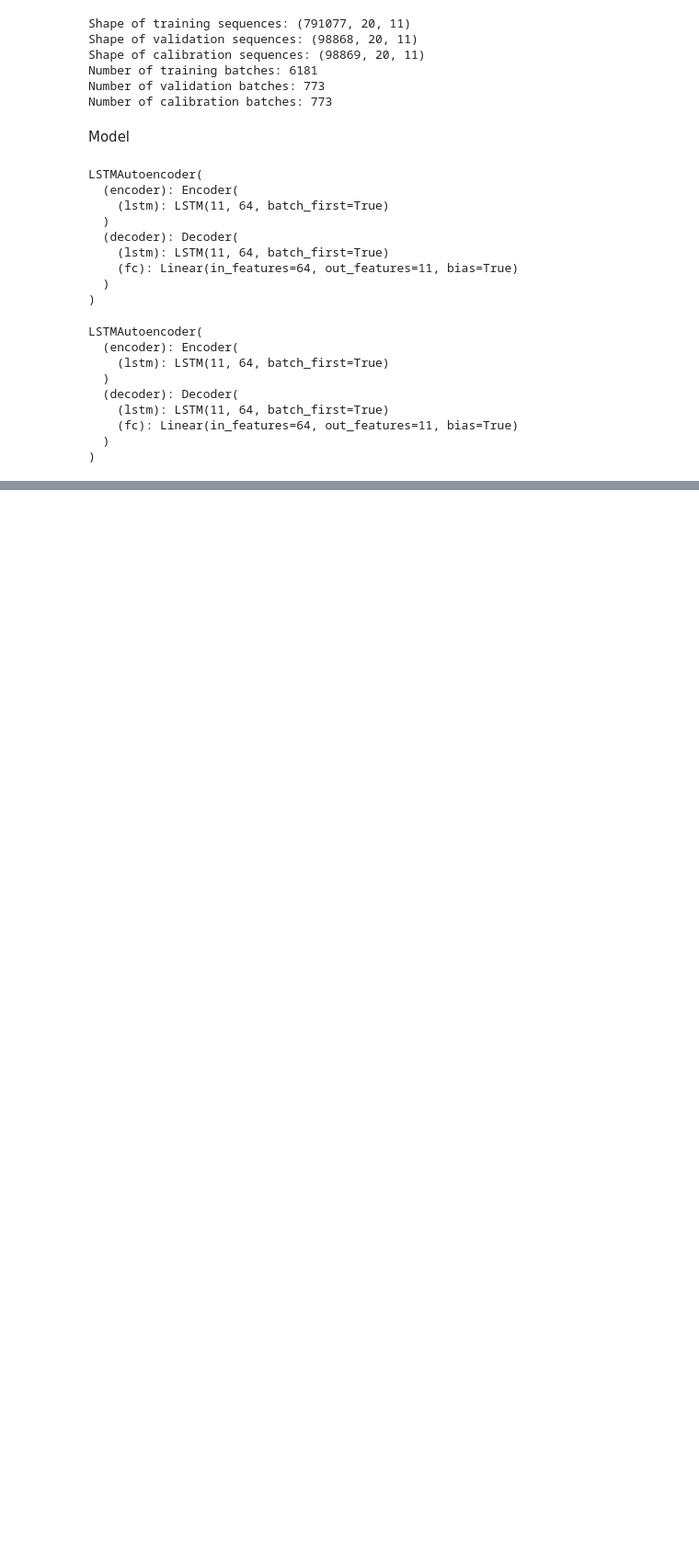
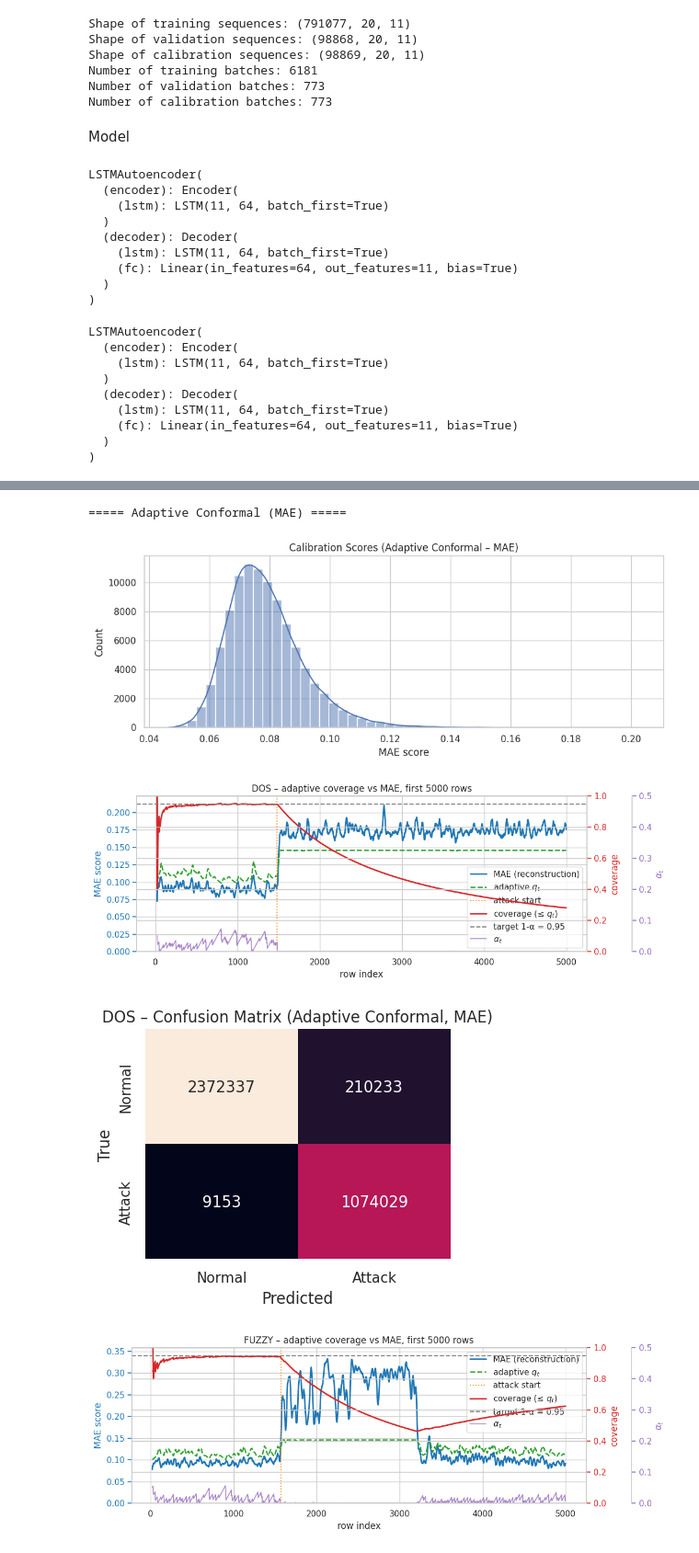
Before and after one commit to AnthonyNMassaad/CAN-conformal-anomaly-detection, a Jupyter notebook: can-bus-anomaly-detection-lstm-ae.ipynb, the cells around one changed output, grey strips where cells are left out. Shown at 92% size. Saved outputs shown, nothing was run; the diff lists cells and outputs as text; code cells hidden in the pictures; blank space fills up the shorter version.

```diff
--- a/can-bus-anomaly-detection-lstm-ae.ipynb
+++ b/can-bus-anomaly-detection-lstm-ae.ipynb
@@ -853,0 +1016,9 @@ display(df_adapt)
+# %%
+print(f"\n===== Adaptive Conformal ({SELECT_SCORE}) =====")
+df_adapt = evaluate_adaptive_conformal(SELECT_SCORE)
+# %% [output]
+===== Adaptive Conformal (MAE) =====
+[figure, added]
+[figure, added]
+[figure, added]
+[figure, added]
```
Also changed, not shown: parts of 11 cells of this notebook.
